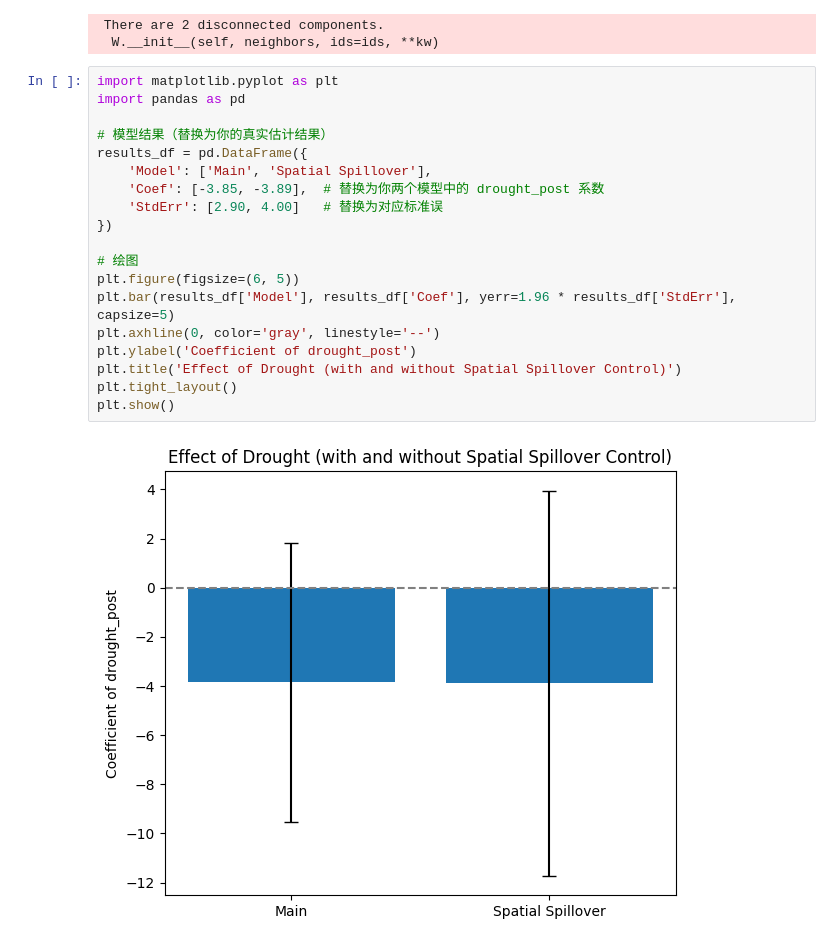
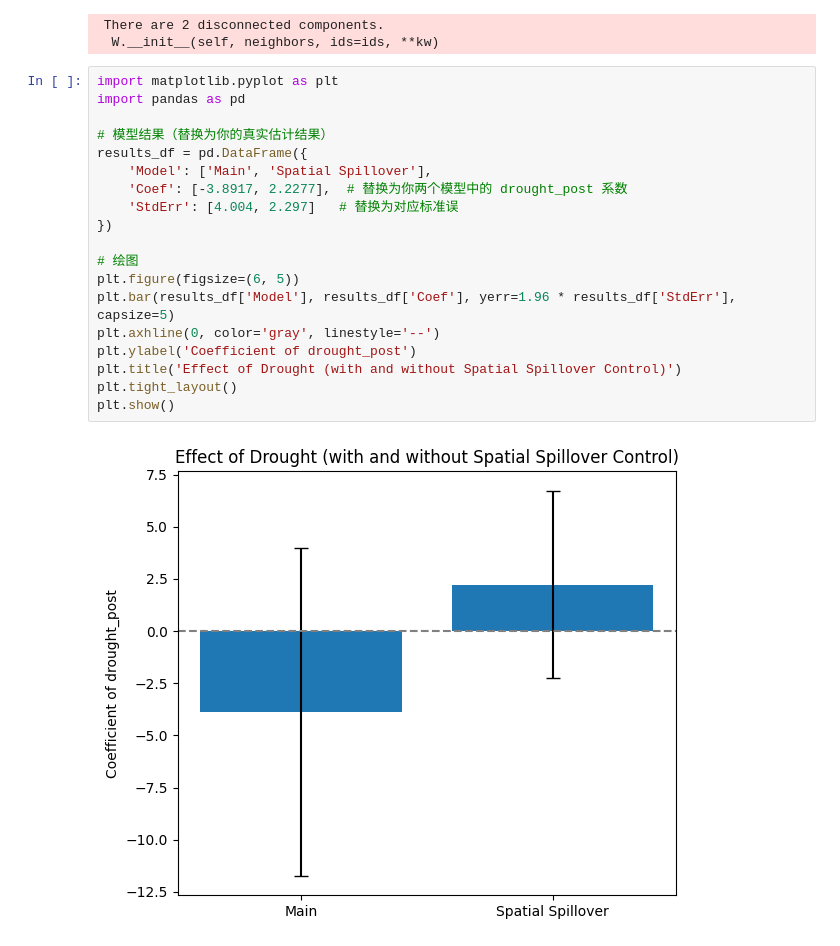
Before and after one commit to ixxiiris/CASA_Dissertation, a Jupyter notebook: DiD/did_event.ipynb, the cells around one changed output. Drawn from its saved outputs; the diff is of its cells as text.

```diff
--- a/DiD/did_event.ipynb
+++ b/DiD/did_event.ipynb
@@ -1131,21 +1450,21 @@ drought_neighbors_share                     2.2277      2.297      0.970      0.
 # %%
 import matplotlib.pyplot as plt
 import pandas as pd
 
 # 模型结果（替换为你的真实估计结果）
 results_df = pd.DataFrame({
     'Model': ['Main', 'Spatial Spillover'],
-    'Coef': [-3.85, -3.89],  # 替换为你两个模型中的 drought_post 系数
-    'StdErr': [2.90, 4.00]   # 替换为对应标准误
+    'Coef': [-3.8917, 2.2277],  # 替换为你两个模型中的 drought_post 系数
+    'StdErr': [4.004, 2.297]   # 替换为对应标准误
 })
 
 # 绘图
 plt.figure(figsize=(6, 5))
 plt.bar(results_df['Model'], results_df['Coef'], yerr=1.96 * results_df['StdErr'], capsize=5)
 plt.axhline(0, color='gray', linestyle='--')
 plt.ylabel('Coefficient of drought_post')
 plt.title('Effect of Drought (with and without Spatial Spillover Control)')
 plt.tight_layout()
 plt.show()
 # %% [output]
-[figure, old version]
+[figure, new version]
```
Also changed, not shown: parts of 6 cells of this notebook, 3 other files.
